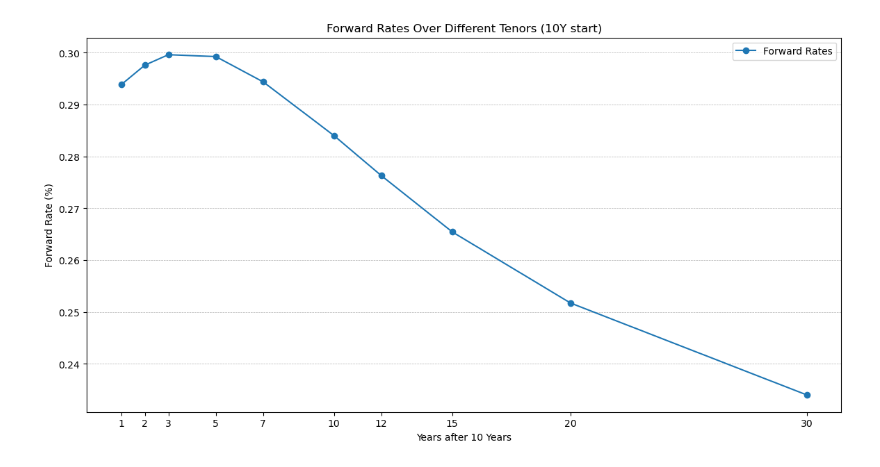
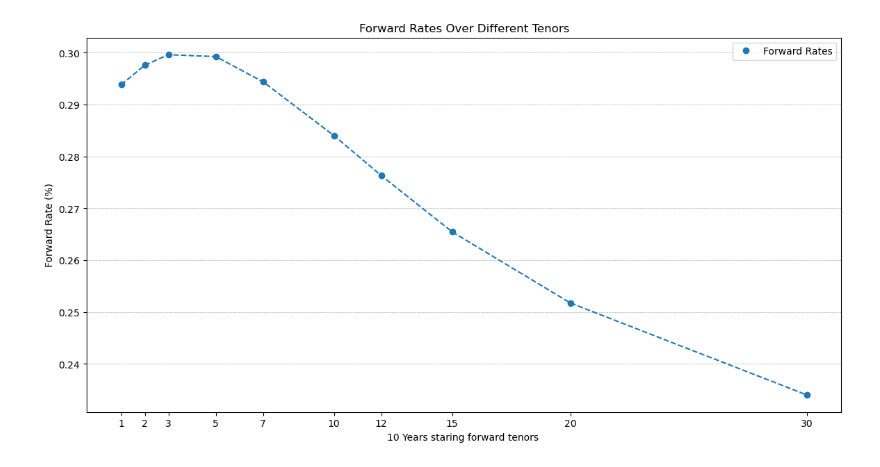
Before and after one commit to NannaOhrt/master_thesis, a Jupyter notebook: main/code/forward_rates_plot.ipynb, the cells around one changed output. Saved outputs shown, nothing was run; the diff lists cells and outputs as text; code cells hidden in the pictures.

```diff
--- a/main/code/forward_rates_plot.ipynb
+++ b/main/code/forward_rates_plot.ipynb
@@ -1,24 +1,22 @@
 # %%
 import matplotlib.pyplot as plt
 #data from citi 21.01.2024
 tenors = ["1Y", "2Y", "3Y", "5Y", "7Y", "10Y", "12Y", "15Y", "20Y", "30Y"]
 forward_rates = [0.293838, 0.297602, 0.299622, 0.299258, 0.294395, 0.284018, 0.276305, 0.265454, 0.251744, 0.23401]
 
 tenor_years = [int(t[:-1]) for t in tenors]
 
 plt.figure(figsize=(14, 7))
-plt.plot(tenor_years, forward_rates, marker='o', label="Forward Rates")
-plt.title("Forward Rates Over Different Tenors (10Y start)")
-plt.xlabel("Years after 10 Years")
+plt.plot(tenor_years, forward_rates,  linestyle='--', color = 'tab:blue')
+plt.plot(tenor_years, forward_rates, 'o', label ='Forward Rates')
+plt.title("Forward Rates Over Different Tenors")
+plt.xlabel("10 Years staring forward tenors ")
 plt.ylabel("Forward Rate (%)")
 plt.grid(axis='y', linestyle='--', linewidth=0.5)
 plt.legend()
 plt.xticks(tenor_years)
-
 plt.savefig("/Users/nannaingemannohrt/Desktop/master_thesis/main/plots/forward_rates.png")
-
-# Display the plot
 plt.show()
 plt.close()
 # %% [output]
-[figure, old version]
+[figure, new version]
```
Also changed, not shown: 6 other files.
